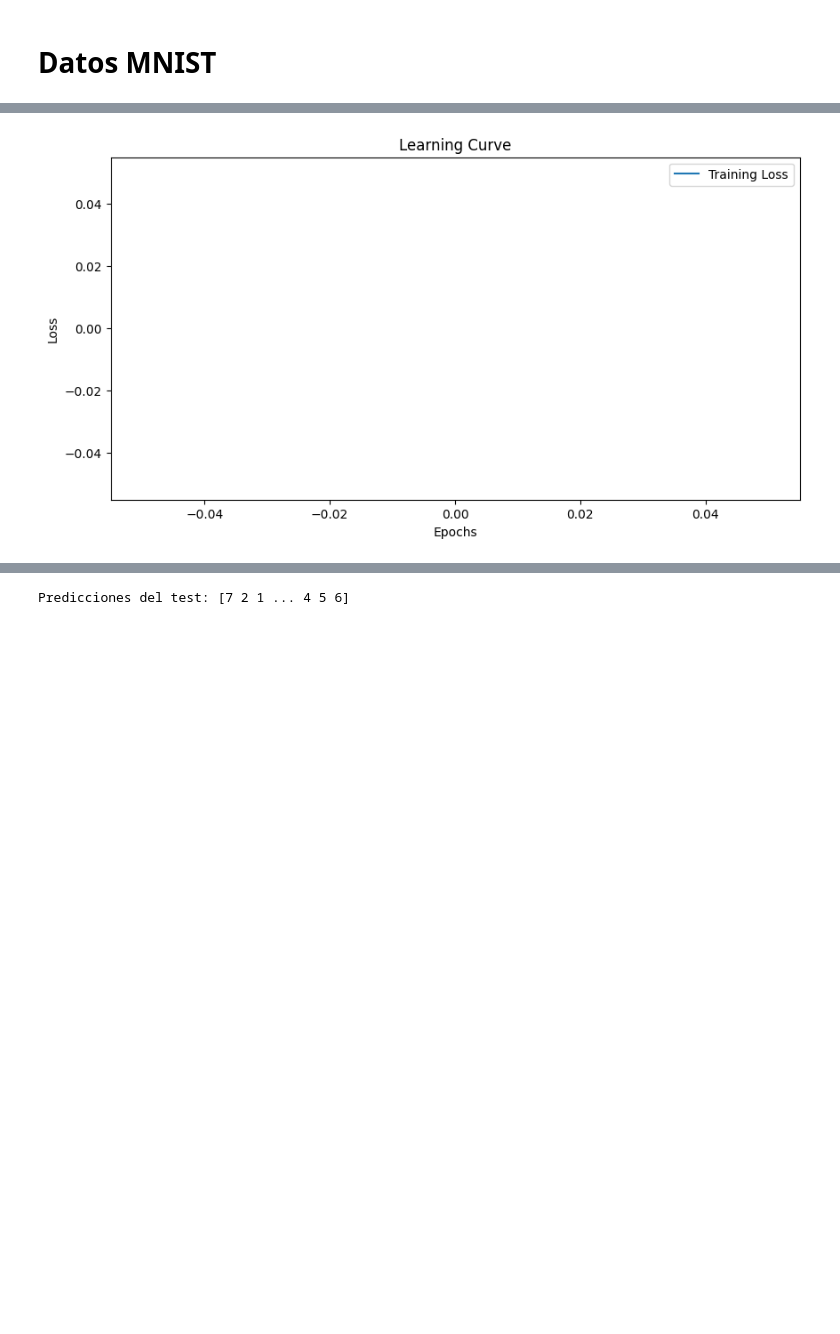
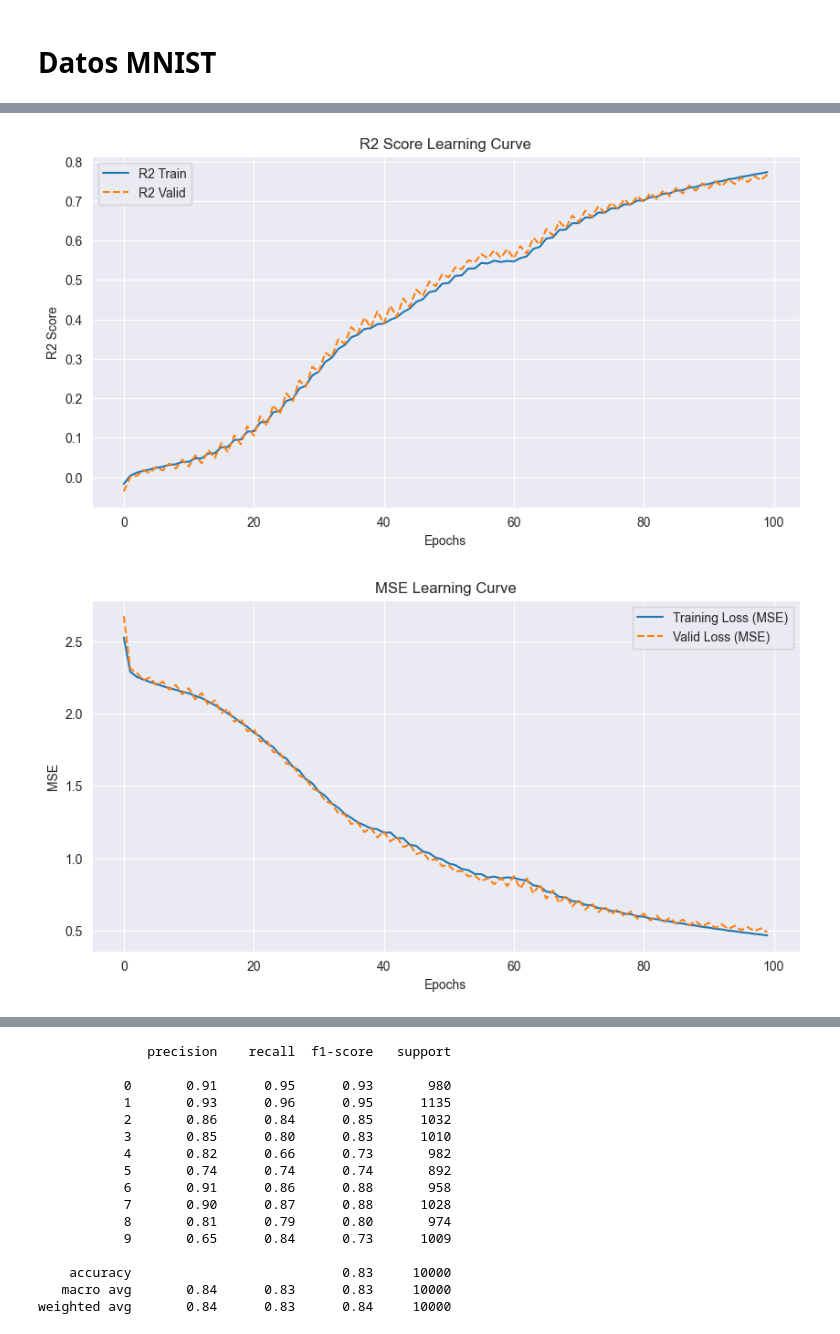
Before and after one commit to danqdon/Backpropagation-np-implementation, a Jupyter notebook: Testing/Test.ipynb, the cells around one changed output, grey strips where cells are left out. Drawn from its saved outputs; the diff is of its cells as text; code cells hidden in the pictures; blank space fills up the shorter version.

```diff
--- a/Testing/Test.ipynb
+++ b/Testing/Test.ipynb
@@ -76,18 +76,16 @@ from neural_network.LossFunctions import CrossEntropy
 import seaborn as sns
 import matplotlib.pyplot as plt
 
-# Cargar datos MNIST
 def load_mnist_data():
     train_data = pd.read_csv('mnist_train.csv')
     test_data = pd.read_csv('mnist_test.csv')
     return train_data, test_data
 
-# Preparar los datos
 def prepare_data(data):
+    data = data.dropna()
     y = data.iloc[:, 0].values
-    X = data.iloc[:, 1:].values / 255.0  # Normalizar
-    # Convertir las etiquetas a one-hot encoding
-    y_one_hot = np.zeros((y.size, y.max()+1))
+    X = data.iloc[:, 1:].values / 255.0
+    y_one_hot = np.zeros((y.size, 10))
     y_one_hot[np.arange(y.size), y] = 1
     return X, y_one_hot
 
@@ -95,45 +93,41 @@ train_data, test_data = load_mnist_data()
 X_train, y_train = prepare_data(train_data)
 X_test, y_test = prepare_data(test_data)
 
-# Crear la red neuronal
 network = NeuralNetwork(
-    DenseLayer(784, 128),
-    ReLU(),
-    DenseLayer(128, 64),
-    ReLU(),
-    DenseLayer(64, 10),
-    Softmax())
+        DenseLayer(784, 128),
+        Sigmoid(),
+        DenseLayer(128, 64),
+        Sigmoid(),
+        DenseLayer(64, 10),
+        Softmax())
 
-# Para almacenar el historial de pérdida para graficar la curva de aprendizaje
-loss_history = []
+metrics = network.train(X_train, y_train, epochs=100, learning_rate=0.001, loss='crossentropy', patience = 100)
 
-# Modificar el método train para registrar la pérdida en cada época
-def train_and_evaluate(network, X_train, y_train, X_test, y_test, epochs, learning_rate):
-    for epoch in range(epochs):
-        network.train(X_train, y_train, epochs=1, learning_rate=learning_rate, loss='crossentropy')
-        predicted = network.predict(X_train)
-        loss = network.compute_loss(predicted, y_train, 'crossentropy')
-        loss_history.append(loss)
-        print(f'Epoch {epoch}, Loss: {loss}')
+# Plot the learning curves for R2 Score
+plt.figure(figsize=(10, 5))
+plt.plot(metrics["r2_history_train"], label='R2 Train')
+plt.plot(metrics["r2_history_valid"], label='R2 Valid', linestyle='--')
+plt.xlabel('Epochs')
+plt.ylabel('R2 Score')
+plt.title('R2 Score Learning Curve')
+plt.legend()
+plt.show()
 
-# Entrenamiento y evaluación
-train_and_evaluate(network, X_train, y_train, X_test, y_test, epochs=50, learning_rate=0.1)
-
-# Gráfica de la curva de aprendizaje
+# Plot the learning curves for MSE
 plt.figure(figsize=(10, 5))
-plt.plot(loss_history, label='Training Loss')
+plt.plot(metrics["loss_history_train"], label='Training Loss (MSE)')
+plt.plot(metrics["loss_history_valid"], label='Valid Loss (MSE)', linestyle='--')
 plt.xlabel('Epochs')
-plt.ylabel('Loss')
-plt.title('Learning Curve')
+plt.ylabel('MSE')
+plt.title('MSE Learning Curve')
 plt.legend()
 plt.show()
 
 # Hacer predicciones y evaluar
 predictions = network.predict(X_test)
 predictions_rounded = np.argmax(predictions, axis=1)
-y_test_labels = np.argmax(y_test, axis=1)  # Convertir de one-hot a etiquetas
-print("Predicciones del test:",y_test_labels)
-# Matriz de confusión y reporte de clasificación
+y_test_labels = np.argmax(y_test, axis=1)
+
 conf_matrix = confusion_matrix(y_test_labels, predictions_rounded)
 plt.figure(figsize=(10, 8))
 sns.heatmap(conf_matrix, annot=True, fmt='d', cmap='Blues')
@@ -141,4 +135,6 @@ plt.xlabel('Predicted Label')
 plt.ylabel('True Label')
 plt.title('Confusion Matrix')
 plt.show()
+
+print(classification_report(y_test_labels, predictions_rounded))
 # %% [output]
@@ -162 +158,2 @@ Epoch 49, Loss: nan
-[figure, old version]
+[figure, new version]
+[figure, new version]
@@ -163 +161,16 @@ Epoch 49, Loss: nan
-Predicciones del test: [7 2 1 ... 4 5 6]
+              precision    recall  f1-score   support
+
+           0       0.91      0.95      0.93       980
+           1       0.93      0.96      0.95      1135
+           2       0.86      0.84      0.85      1032
+           3       0.85      0.80      0.83      1010
+           4       0.82      0.66      0.73       982
+           5       0.74      0.74      0.74       892
+           6       0.91      0.86      0.88       958
+           7       0.90      0.87      0.88      1028
+           8       0.81      0.79      0.80       974
+           9       0.65      0.84      0.73      1009
+
+    accuracy                           0.83     10000
+   macro avg       0.84      0.83      0.83     10000
+weighted avg       0.84      0.83      0.84     10000
```
Also changed, not shown: parts of 2 cells of this notebook, 2 other files.
